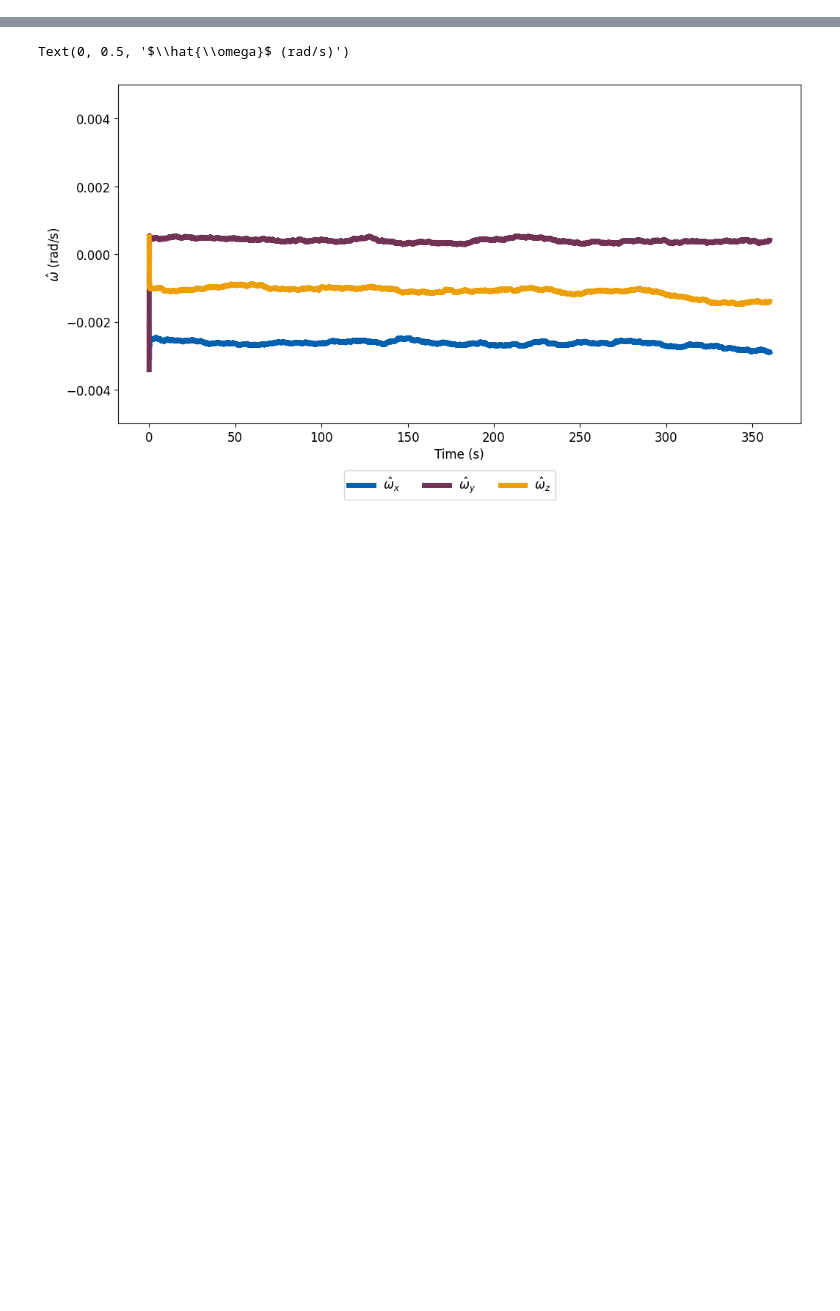
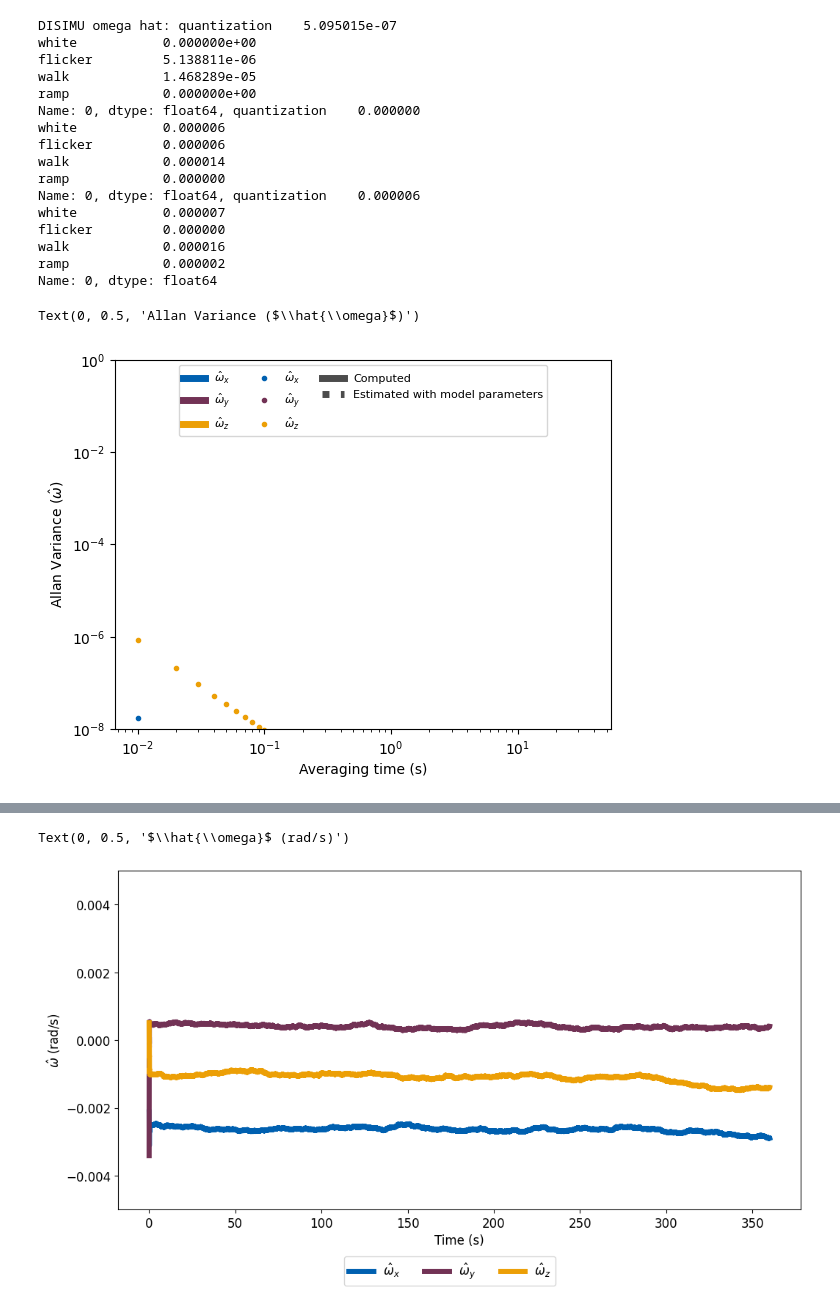
Before and after one commit to schoi355/multi_imu_fusion, a Jupyter notebook: code/EKF_multi_imu.ipynb, the cells around one changed output, grey strips where cells are left out. Drawn from its saved outputs; the diff is of its cells as text; code cells hidden in the pictures; blank space fills up the shorter version.

```diff
--- a/code/EKF_multi_imu.ipynb
+++ b/code/EKF_multi_imu.ipynb
@@ -155,26 +155,48 @@ for i in trange(len(time)):
     meas_hist[i] = meas
     state_est_hist[i] = state_est
 # %%
-# system, omega hat
+# DISIMU, omega hat
 tau_wx, avar_wx = allan_variance.compute_avar(state_est_hist[:,0], dt)
 tau_wy, avar_wy = allan_variance.compute_avar(state_est_hist[:,1], dt)
 tau_wz, avar_wz = allan_variance.compute_avar(state_est_hist[:,2], dt)
 params_wx, avar_pred_wx = allan_variance.estimate_parameters(tau_wx, avar_wx)
 params_wy, avar_pred_wy = allan_variance.estimate_parameters(tau_wy, avar_wy)
 params_wz, avar_pred_wz = allan_variance.estimate_parameters(tau_wz, avar_wz)
+print(f"DISIMU omega hat: {params_wx}, {params_wy}, {params_wz}")
 
 # Computed
+fig, ax = plt.subplots()
 plt.loglog(tau_wx, avar_pred_wx, label="$\hat{\omega}_x$", linewidth=5, color = "#0060B0")
 plt.loglog(tau_wy, avar_pred_wx, label="$\hat{\omega}_y$", linewidth=5, color = "#723255")
 plt.loglog(tau_wz, avar_pred_wx, label="$\hat{\omega}_z$", linewidth=5, color = "#EC9F06")
 # Estimated
 plt.loglog(tau_wx, avar_wx, '.', label="$\hat{\omega}_x$", linewidth=5, color = "#0060B0")
 plt.loglog(tau_wy, avar_wy, '.', label="$\hat{\omega}_y$", linewidth=5, color = "#723255")
 plt.loglog(tau_wz, avar_wz, '.', label="$\hat{\omega}_z$", linewidth=5, color = "#EC9F06")
+ax.set_ylim([0.00000001, 1])
 
 line1, = plt.plot([], [], color='k', linestyle="-", alpha=0.7, linewidth=5, label='Computed')
 line2, = plt.plot([], [], color='k', linestyle="dotted", alpha=0.7, linewidth=5, label='Estimated with model parameters')
 
-plt.legend(ncol=3, fancybox=True, frameon=True, fontsize=8, loc='upper right')
+plt.legend(ncol=3, fancybox=True, frameon=True, fontsize=8, loc='upper center')
 plt.xlabel("Averaging time (s)")
 plt.ylabel("Allan Variance ($\hat{\omega}$)")
+# %% [output]
+DISIMU omega hat: quantization    5.095015e-07
+white           0.000000e+00
+flicker         5.138811e-06
+walk            1.468289e-05
+ramp            0.000000e+00
+Name: 0, dtype: float64, quantization    0.000000
+white           0.000006
+flicker         0.000006
+walk            0.000014
+ramp            0.000000
+Name: 0, dtype: float64, quantization    0.000006
+white           0.000007
+flicker         0.000000
+walk            0.000016
+ramp            0.000002
+Name: 0, dtype: float64
+Text(0, 0.5, 'Allan Variance ($\\hat{\\omega}$)')
+[figure, added]
```
Also changed, not shown: parts of 6 cells of this notebook, 2 other files.
